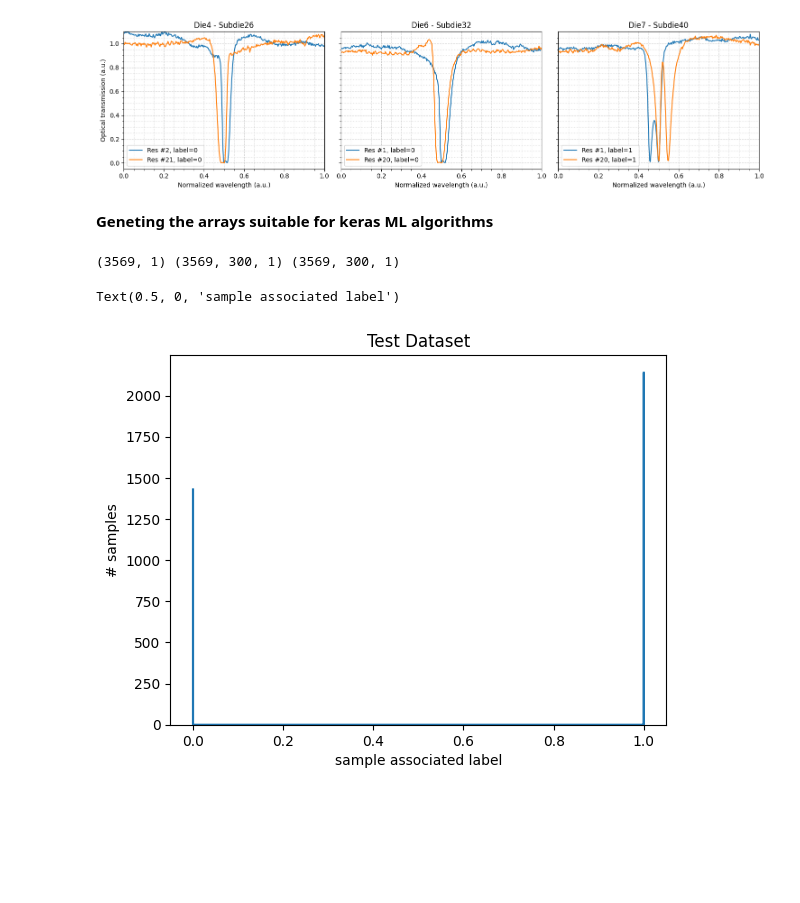
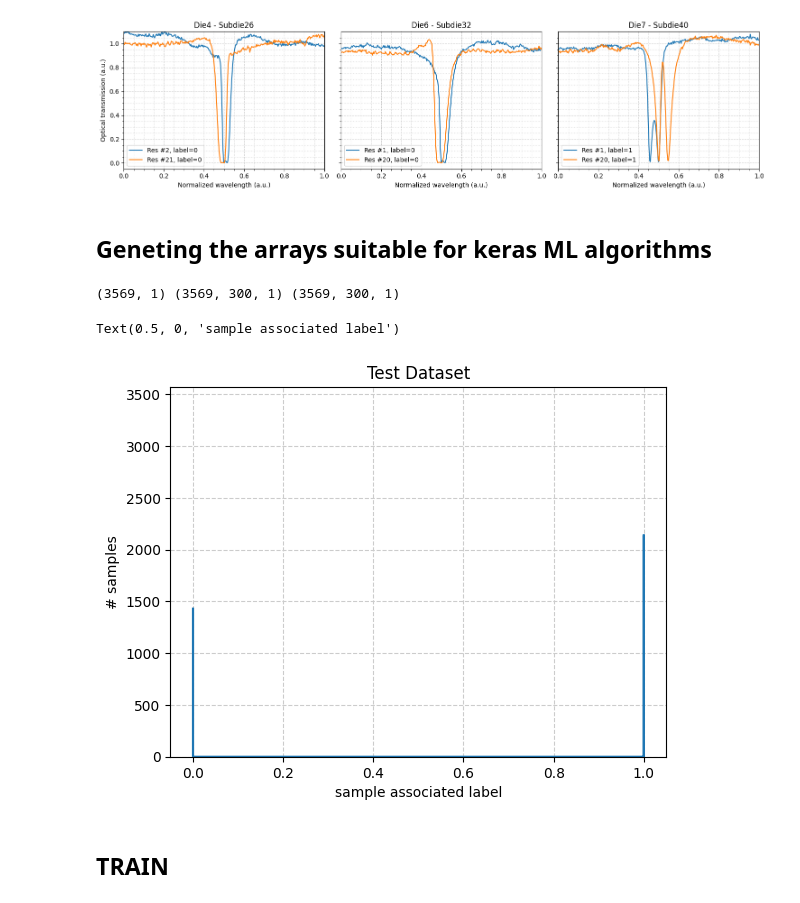
Before and after one commit to saricongi/Exam_ML_Unipv_2023_SC, a Jupyter notebook: 1D_CNN_1.ipynb, the cells around one changed output. Saved outputs shown, nothing was run; the diff lists cells and outputs as text; code cells hidden in the pictures; blank space fills up the shorter version.

```diff
--- a/1D_CNN_1.ipynb
+++ b/1D_CNN_1.ipynb
@@ -431,7 +434,7 @@ ax3.legend()
 <matplotlib.legend.Legend at 0x...>
 [figure]
 # %% [markdown]
-**Geneting the arrays suitable for keras ML algorithms**
+## **Geneting the arrays suitable for keras ML algorithms**
 # %%
 NbDies=4
 NbSubDies=45
@@ -455,35 +458,40 @@ for i in (DIES):
     NbRes=int(len(sg.keys())/3)
     # print('Total # of reosonances=', NbRes)
 
     for k in range(NbRes):
       k=k+1
       # print('k=',k)
       my_ytest = np.array(sg.get('y'+str(k)))
       my_target = np.array(sg.get('z'+str(k)))
       # print('z',k,'=',my_target)
       ytest.append(my_ytest)
       target.append(my_target)
       xtest.append(x)
 
 ytest=np.array(ytest).reshape(-1,300,1)
 ztest=np.array(target).reshape(-1,1)
 xtest=np.array(xtest).reshape(-1,300,1)
 print(ztest.shape, ytest.shape, xtest.shape)
 
 # ztest = to_categorical(target, num_classes = 2)
 # print("New dimension of test target:")
 # print(ztest.shape)
 
-hf.close()
+# hf.close()
 
 plt.hist(ztest, len(ztest[:,0]), density=True, histtype='step', fill=True, linewidth=1.5)
 plt.title("Test Dataset")
 plt.ylabel("# samples")
+plt.ylim(0,len(ztest[:,0]))
+plt.tick_params(axis='y', which='both', direction='out')
+plt.grid(which='major', color='#CCCCCC', linestyle='--')
 plt.xlabel("sample associated label")
 # %% [output]
 (3569, 1) (3569, 300, 1) (3569, 300, 1)
 Text(0.5, 0, 'sample associated label')
-[figure, old version]
+[figure, new version]
+# %% [markdown]
+## **TRAIN**
 # %%
 # train
 history = model.fit( ytrain, ztrain, epochs=n_epochs, batch_size=batch_size, verbose = 2,
```
Also changed, not shown: parts of 16 cells of this notebook.
